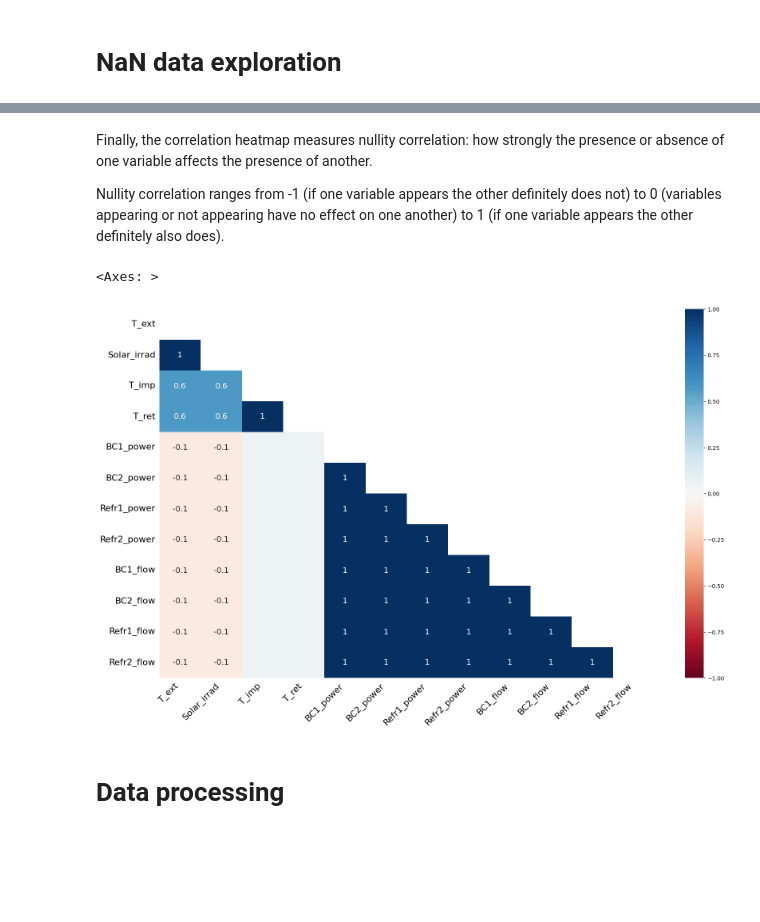
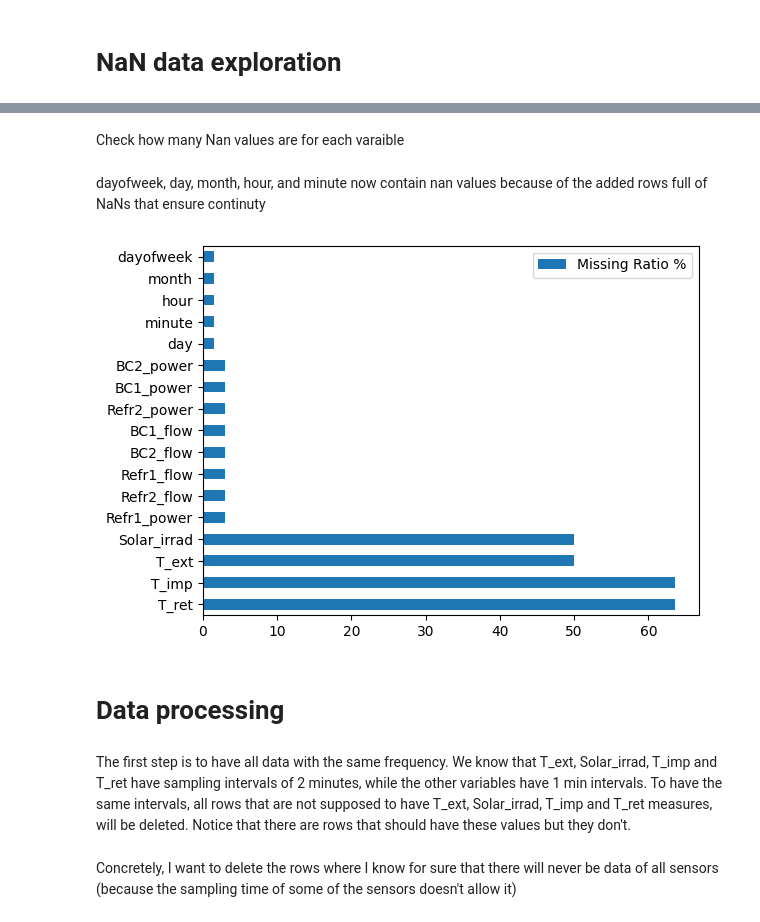
Before and after one commit to opticsensors/HVAC-predictive-control, a Jupyter notebook: notebooks/7.0-gaia-data-analysis.ipynb, the cells around one changed output, grey strips where cells are left out. Saved outputs shown, nothing was run; the diff lists cells and outputs as text; code cells hidden in the pictures; blank space fills up the shorter version.

```diff
--- a/notebooks/7.0-gaia-data-analysis.ipynb
+++ b/notebooks/7.0-gaia-data-analysis.ipynb
@@ -243,0 +310,18 @@ plt.legend()
+# %%
+threshold=30
+list_of_idxs=[]
+
+for val in values:
+    if val>threshold:
+        idxs = list(np.where(time_diff_min==val)[0])
+        list_of_idxs += idxs
+
+list_of_idxs.sort()
+l_mod = [0] + list_of_idxs + [len(df_date_index)+1]
+
+list_of_dfs = [df_date_index.iloc[l_mod[n]:l_mod[n+1]] for n in range(len(l_mod)-1)]
+
+list_of_dfs_cont=[]
+for i,e in enumerate(list_of_dfs):
+    print(f'df segment {i} with length',len(e))
+    list_of_dfs_cont.append(e.resample(rule='1T').mean())  #.interpolate(method='linear')
@@ -263,11 +333,19 @@ msno.bar(df)
-# %% [markdown]
-Finally, the correlation heatmap measures nullity correlation: how strongly the presence or absence of one variable affects the presence of another.
-
-Nullity correlation ranges from -1 (if one variable appears the other definitely does not) to 0 (variables appearing or not appearing have no effect on one another) to 1 (if one variable appears the other definitely also does).
-# %%
-msno.heatmap(df)
-# %% [output]
-<Axes: >
-[figure, removed]
+# %% [markdown]
+Check how many Nan values are for each varaible
+# %% [markdown]
+dayofweek, day, month, hour, and minute	now contain nan values because of the added rows full of NaNs that ensure continuty
+# %%
+def plot_nas(df: pd.DataFrame):
+    if df.isnull().sum().sum() != 0:
+        na_df = (df.isnull().sum() / len(df)) * 100
+        na_df = na_df.drop(na_df[na_df == 0].index).sort_values(ascending=False)
+        missing_data = pd.DataFrame({'Missing Ratio %' :na_df})
+        missing_data.plot(kind = "barh")
+        plt.show()
+    else:
+        print('No NAs found')
+plot_nas(list_of_dfs_cont[0])
+# %% [output]
+[figure, added]
 # %% [markdown]
 # Data processing
@@ -282,0 +352,4 @@ c = df_date_index.resample('2T').mean()
+# %% [markdown]
+The first step is to have all data with the same frequency. We know that T_ext, Solar_irrad, T_imp and T_ret have sampling intervals of 2 minutes, while the other variables have 1 min intervals. To have the same intervals, all rows that are not supposed to have T_ext, Solar_irrad, T_imp and T_ret measures, will be deleted. Notice that there are rows that should have these values but they don't.
+# %% [markdown]
+Concretely, I want to delete the rows where I know for sure that there will never be data of all sensors (because the sampling time of some of the sensors doesn't allow it)
```
Also changed, not shown: parts of 30 cells of this notebook, 1 other file.
